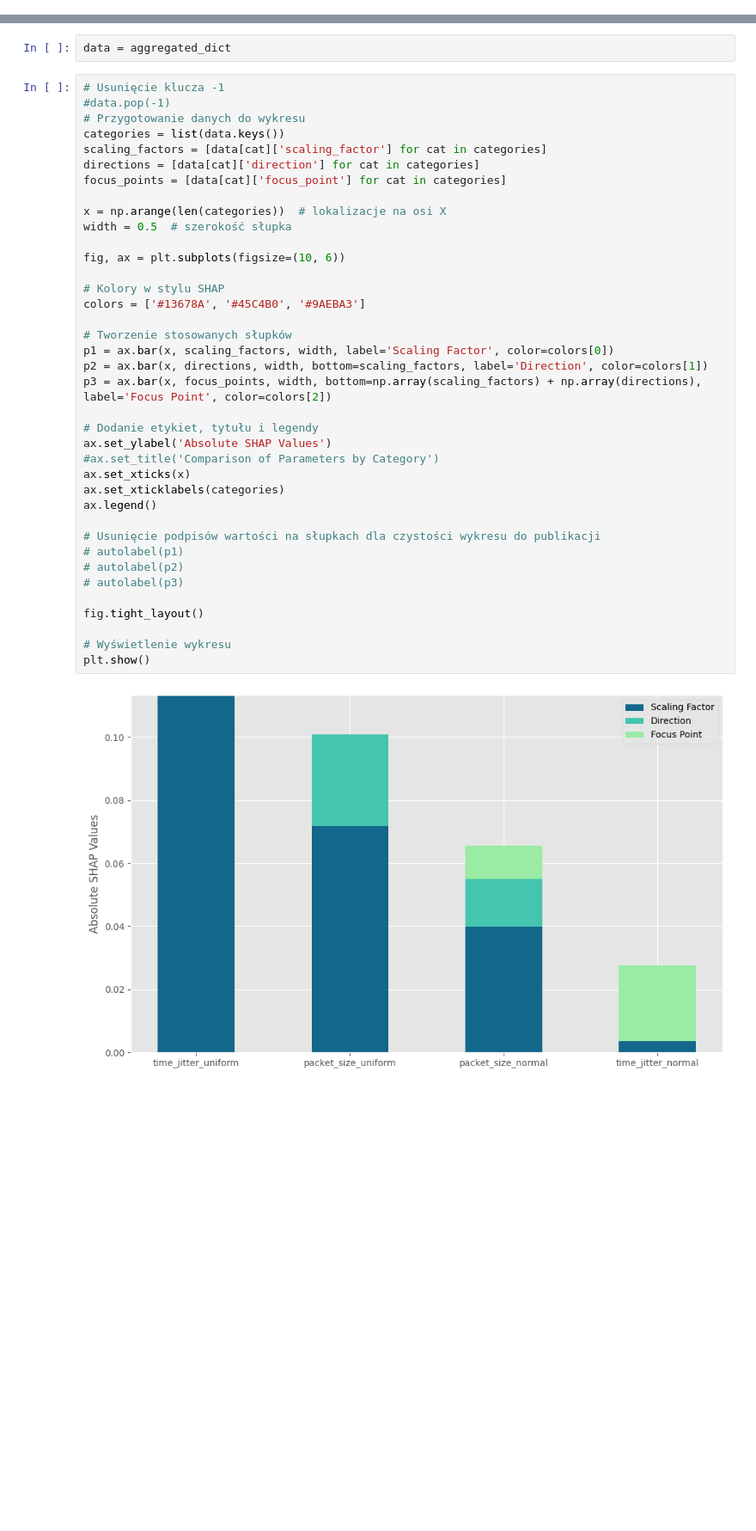
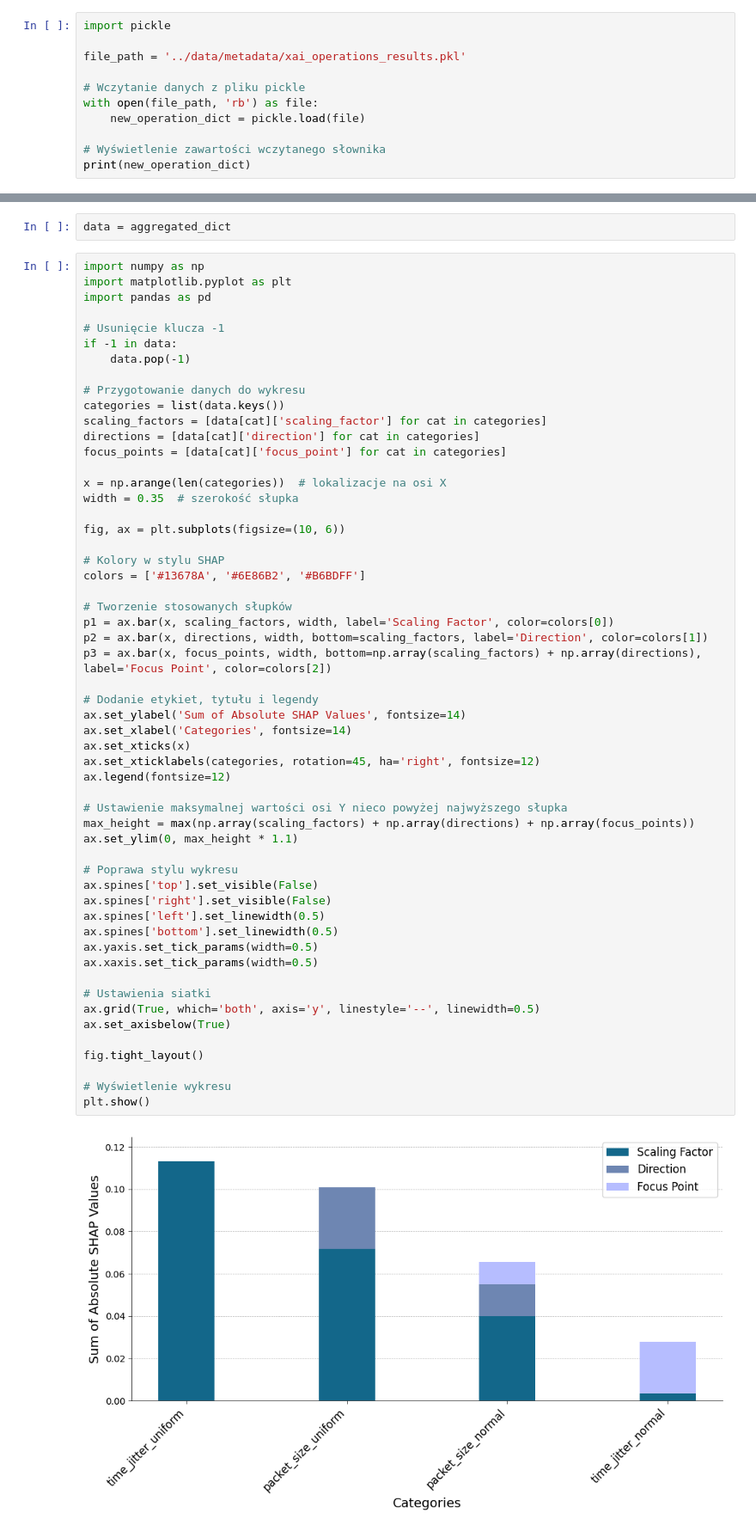
Before and after one commit to ppopiolek/CyberAML, a Jupyter notebook: notebooks/XAI_experiment.ipynb, the cells around one changed output, grey strips where cells are left out. Shown at 86% size. Saved outputs shown, nothing was run; the diff lists cells and outputs as text; blank space fills up the shorter version.

```diff
--- a/notebooks/XAI_experiment.ipynb
+++ b/notebooks/XAI_experiment.ipynb
@@ -1281,0 +1283,11 @@ import pickle; pickle.dump(new_operation_dict, open('../data/metadata/xai_operat
+# %%
+import pickle
+
+file_path = '../data/metadata/xai_operations_results.pkl'
+
+# Wczytanie danych z pliku pickle
+with open(file_path, 'rb') as file:
+    new_operation_dict = pickle.load(file)
+
+# Wyświetlenie zawartości wczytanego słownika
+print(new_operation_dict)
@@ -1306,42 +1320,59 @@ print(aggregated_dict)
 # %%
 data = aggregated_dict
 # %%
+import numpy as np
+import matplotlib.pyplot as plt
+import pandas as pd
+
 # Usunięcie klucza -1
-#data.pop(-1)
+if -1 in data:
+    data.pop(-1)
+
 # Przygotowanie danych do wykresu
 categories = list(data.keys())
 scaling_factors = [data[cat]['scaling_factor'] for cat in categories]
 directions = [data[cat]['direction'] for cat in categories]
 focus_points = [data[cat]['focus_point'] for cat in categories]
 
 x = np.arange(len(categories))  # lokalizacje na osi X
-width = 0.5  # szerokość słupka
+width = 0.35  # szerokość słupka
 
 fig, ax = plt.subplots(figsize=(10, 6))
 
 # Kolory w stylu SHAP
-colors = ['#13678A', '#45C4B0', '#9AEBA3']
+colors = ['#13678A', '#6E86B2', '#B6BDFF']
 
 # Tworzenie stosowanych słupków
 p1 = ax.bar(x, scaling_factors, width, label='Scaling Factor', color=colors[0])
 p2 = ax.bar(x, directions, width, bottom=scaling_factors, label='Direction', color=colors[1])
 p3 = ax.bar(x, focus_points, width, bottom=np.array(scaling_factors) + np.array(directions), label='Focus Point', color=colors[2])
 
 # Dodanie etykiet, tytułu i legendy
-ax.set_ylabel('Absolute SHAP Values')
-#ax.set_title('Comparison of Parameters by Category')
+ax.set_ylabel('Sum of Absolute SHAP Values', fontsize=14)
+ax.set_xlabel('Categories', fontsize=14)
 ax.set_xticks(x)
-ax.set_xticklabels(categories)
-ax.legend()
+ax.set_xticklabels(categories, rotation=45, ha='right', fontsize=12)
+ax.legend(fontsize=12)
 
-# Usunięcie podpisów wartości na słupkach dla czystości wykresu do publikacji
-# autolabel(p1)
-# autolabel(p2)
-# autolabel(p3)
+# Ustawienie maksymalnej wartości osi Y nieco powyżej najwyższego słupka
+max_height = max(np.array(scaling_factors) + np.array(directions) + np.array(focus_points))
+ax.set_ylim(0, max_height * 1.1)
+
+# Poprawa stylu wykresu
+ax.spines['top'].set_visible(False)
+ax.spines['right'].set_visible(False)
+ax.spines['left'].set_linewidth(0.5)
+ax.spines['bottom'].set_linewidth(0.5)
+ax.yaxis.set_tick_params(width=0.5)
+ax.xaxis.set_tick_params(width=0.5)
+
+# Ustawienia siatki
+ax.grid(True, which='both', axis='y', linestyle='--', linewidth=0.5)
+ax.set_axisbelow(True)
 
 fig.tight_layout()
 
 # Wyświetlenie wykresu
 plt.show()
 # %% [output]
-[figure, old version]
+[figure, new version]
```
Also changed, not shown: parts of 2 cells of this notebook, 1 other file.
